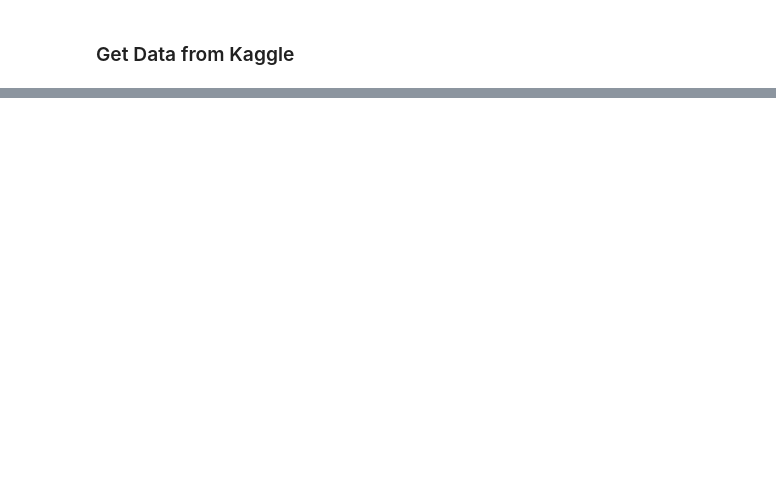
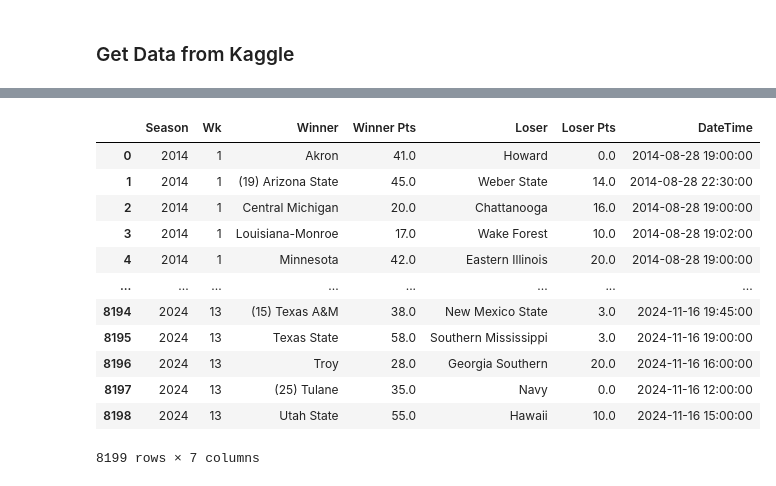
Before and after one commit to mehrazahsan/CS-7375-, a Jupyter notebook: get_data.ipynb, the cells around one changed output, grey strips where cells are left out. Cells and saved outputs as stored; diff of their text form; code cells hidden in the pictures; blank space fills up the shorter version.

```diff
--- a/get_data.ipynb
+++ b/get_data.ipynb
@@ -19,0 +103,36 @@ Downloading college-football-team-stats-2019.zip to /Users/cartermondy/Documents
+# %%
+# Clean data for each DataFrame using loop
+for i, season_df in enumerate(dfs_per_season):
+    # Add columns
+    season_df.columns = ['Rk', 'Wk', 'Date', 'Time', 'Day', 'Winner', 'Winner Pts', '?', 'Loser', 'Loser Pts', 'Notes']
+
+    # Drop unnecssary columns
+    season_df.drop(['Rk', 'Day', '?', 'Notes'], axis=1, inplace=True)
+
+    # Convert 'Winner Pts' and 'Loser Pts' to numeric
+    season_df['Winner Pts'] = pd.to_numeric(season_df['Winner Pts'], errors='coerce')
+    season_df['Loser Pts'] = pd.to_numeric(season_df['Loser Pts'], errors='coerce')
+
+    # Find rows with NaN values (these are from the original dataset so take them out)
+    rows_with_nan = season_df[season_df.isna().any(axis=1)]
+
+    # Remove rows with NaN values
+    season_df = season_df.dropna()
+
+    # Standardize the winner and loser names (remove rankings)
+    season_df['Winner'] = season_df['Winner'].str.replace(r'\(\d+\)\s*', '')
+    season_df['Loser'] = season_df['Loser'].str.replace(r'\(\d+\)\s*', '')
+
+    # Insert Season into the dataframe
+    season_df.insert(loc=0, column='Season', value=seasons[i])
+    dfs_per_season[i] = season_df
+
+    # Combine the date and time columns into a single column 'DateTime'
+    season_df['DateTime'] = pd.to_datetime(season_df['Date'] + ' ' + season_df['Time'])
+
+    # Drop original 'Date' and 'Time' columns
+    season_df = season_df.drop(['Date', 'Time'], axis=1)
+    dfs_per_season[i] = season_df
+
+    # Update the dataframe in the list
+    dfs_per_season[i] = season_df
@@ -19,0 +168,18 @@ Downloading college-football-team-stats-2019.zip to /Users/cartermondy/Documents
+# %%
+# Concatenate dataframes
+combined_df = pd.concat(dfs_per_season, ignore_index=True)
+combined_df
+# %% [output]
+|  | Season | Wk | Winner | Winner Pts | Loser | Loser Pts | DateTime |
+| 0 | 2014 | 1 | Akron | 41.0 | Howard | 0.0 | 2014-08-28 19:00:00 |
+| 1 | 2014 | 1 | (19) Arizona State | 45.0 | Weber State | 14.0 | 2014-08-28 22:30:00 |
+| 2 | 2014 | 1 | Central Michigan | 20.0 | Chattanooga | 16.0 | 2014-08-28 19:00:00 |
+| 3 | 2014 | 1 | Louisiana-Monroe | 17.0 | Wake Forest | 10.0 | 2014-08-28 19:02:00 |
+| 4 | 2014 | 1 | Minnesota | 42.0 | Eastern Illinois | 20.0 | 2014-08-28 19:00:00 |
+| ... | ... | ... | ... | ... | ... | ... | ... |
+| 8194 | 2024 | 13 | (15) Texas A&M | 38.0 | New Mexico State | 3.0 | 2024-11-16 19:45:00 |
+| 8195 | 2024 | 13 | Texas State | 58.0 | Southern Mississippi | 3.0 | 2024-11-16 19:00:00 |
+| 8196 | 2024 | 13 | Troy | 28.0 | Georgia Southern | 20.0 | 2024-11-16 16:00:00 |
+| 8197 | 2024 | 13 | (25) Tulane | 35.0 | Navy | 0.0 | 2024-11-16 12:00:00 |
+| 8198 | 2024 | 13 | Utah State | 55.0 | Hawaii | 10.0 | 2024-11-16 15:00:00 |
+8199 rows × 7 columns
```
Also changed, not shown: parts of 13 cells of this notebook.
